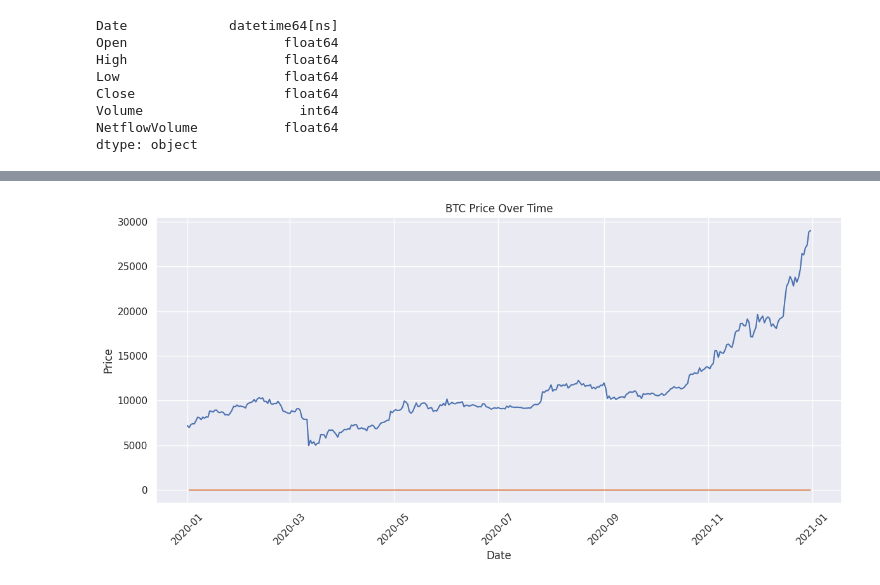
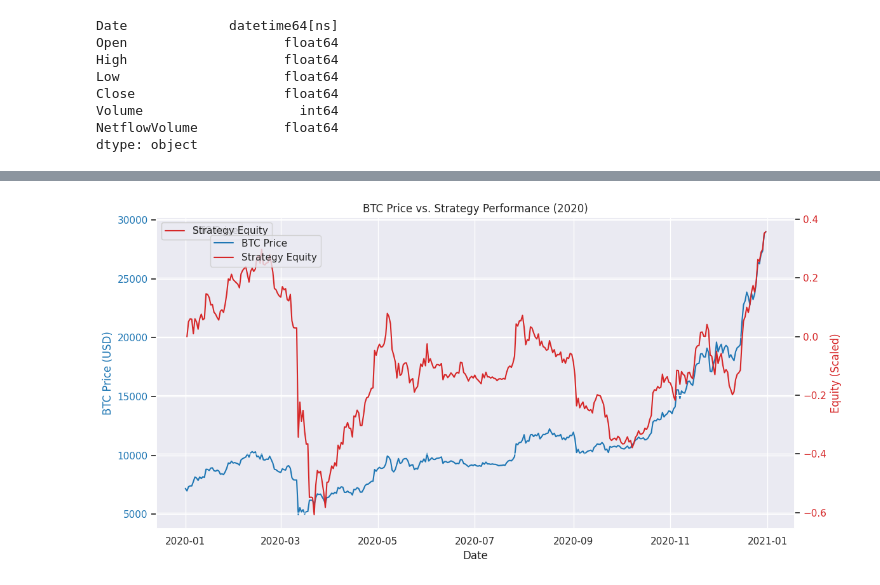
Before and after one commit to adamarbain/ichiboss-, a Jupyter notebook: backtesting_framework/temp.ipynb, the cells around one changed output, grey strips where cells are left out. Drawn from its saved outputs; the diff is of its cells as text; code cells hidden in the pictures.

```diff
--- a/backtesting_framework/temp.ipynb
+++ b/backtesting_framework/temp.ipynb
@@ -241,21 +268,33 @@ calc_data
 # %%
+import matplotlib.pyplot as plt
+import seaborn as sns
+
 sns.set(style="darkgrid")
 
-# Create the line plot
-plt.figure(figsize=(12, 6))
-sns.lineplot(x=BTC_2020.Date, y=BTC_2020.Close)
-sns.lineplot(x=calc_data.Date, y=calc_data.equity)
+# Create figure and primary axis
+fig, ax1 = plt.subplots(figsize=(12, 6))
 
-# Add labels and title
-plt.xlabel('Date')
-plt.ylabel('Price')
-plt.title('BTC Price Over Time')
+# Plot BTC Price (Left Y-axis)
+color = 'tab:blue'
+sns.lineplot(x=BTC_2020.Date, y=BTC_2020.Close, ax=ax1, color=color, label='BTC Price')
+ax1.set_xlabel('Date')
+ax1.set_ylabel('BTC Price (USD)', color=color)
+ax1.tick_params(axis='y', labelcolor=color)
 
-# Rotate dates for readability if needed
+# Create secondary axis for Equity
+ax2 = ax1.twinx()
+color = 'tab:red'
+sns.lineplot(x=calc_data.Date, y=calc_data.equity, ax=ax2, color=color, label='Strategy Equity')
+ax2.set_ylabel('Equity (Scaled)', color=color)
+ax2.tick_params(axis='y', labelcolor=color)
+
+# Add title and format
+plt.title('BTC Price vs. Strategy Performance (2020)')
+fig.legend(loc="upper left", bbox_to_anchor=(0.15, 0.9))
+
+# Rotate dates and adjust layout
 plt.xticks(rotation=45)
-
-# Show the plot
 plt.tight_layout()
 plt.show()
 # %% [output]
-[figure, old version]
+[figure, new version]
```
Also changed, not shown: parts of 3 cells of this notebook.
